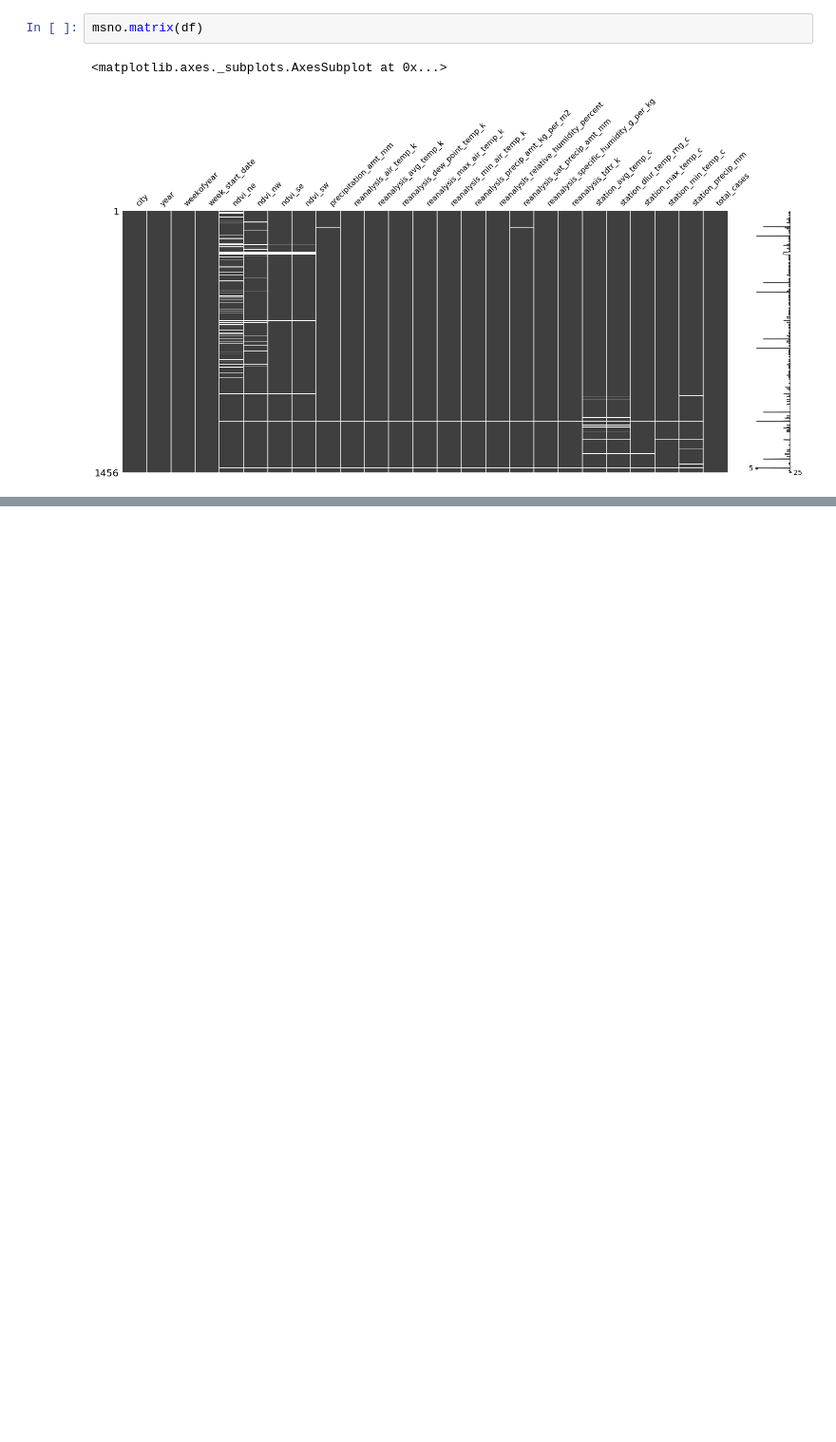
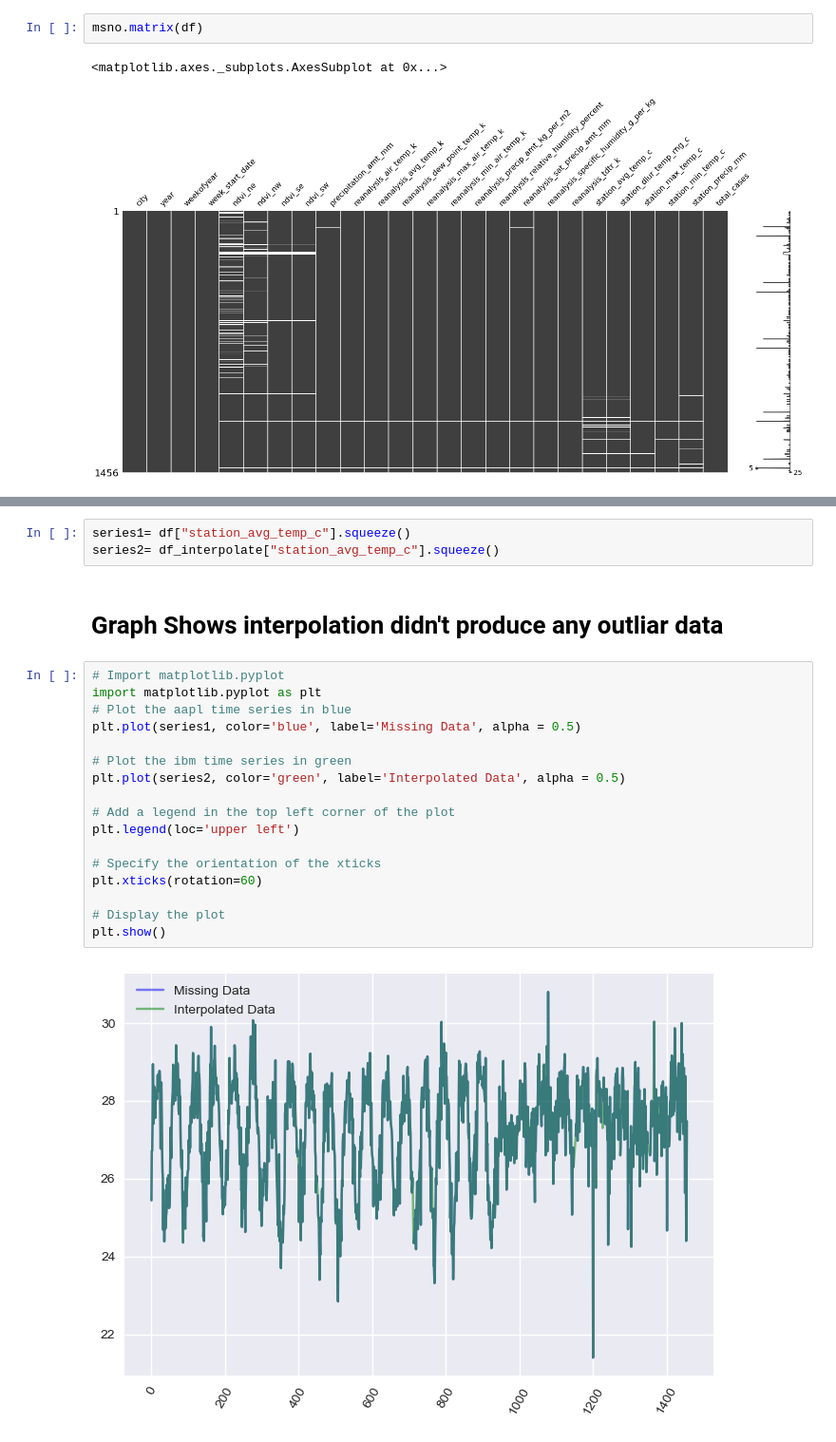
Before and after one commit to corybaird/Predicting_Disease_Spread, a Jupyter notebook: Dealing with Null Values.ipynb, the cells around one changed output, grey strips where cells are left out. Shown at 95% size. Saved outputs shown, nothing was run; the diff lists cells and outputs as text; blank space fills up the shorter version.

```diff
--- a/Dealing with Null Values.ipynb
+++ b/Dealing with Null Values.ipynb
@@ -60,0 +133,24 @@ msno.matrix(df)
+# %%
+series1= df["station_avg_temp_c"].squeeze()
+series2= df_interpolate["station_avg_temp_c"].squeeze()
+# %% [markdown]
+# Graph Shows interpolation didn't produce any outliar data
+# %%
+# Import matplotlib.pyplot
+import matplotlib.pyplot as plt
+# Plot the aapl time series in blue
+plt.plot(series1, color='blue', label='Missing Data', alpha = 0.5)
+
+# Plot the ibm time series in green
+plt.plot(series2, color='green', label='Interpolated Data', alpha = 0.5)
+
+# Add a legend in the top left corner of the plot
+plt.legend(loc='upper left')
+
+# Specify the orientation of the xticks
+plt.xticks(rotation=60)
+
+# Display the plot
+plt.show()
+# %% [output]
+[figure, added]
```
Also changed, not shown: parts of 10 cells of this notebook, 6 other files.
